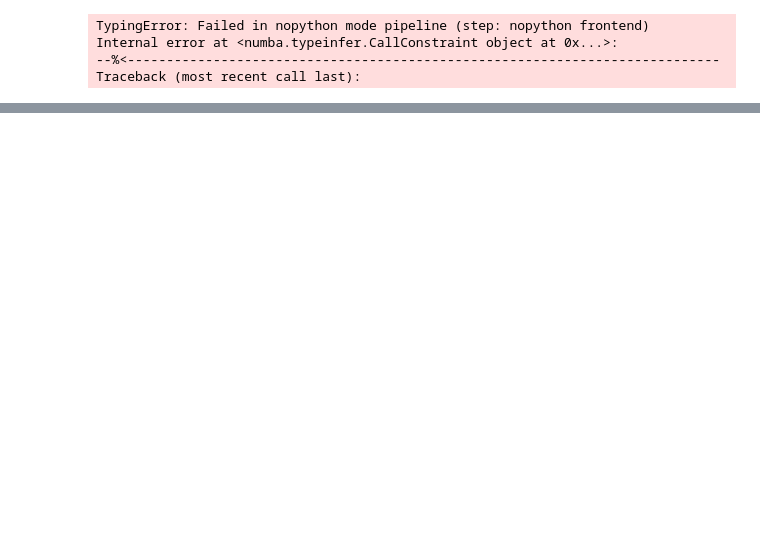
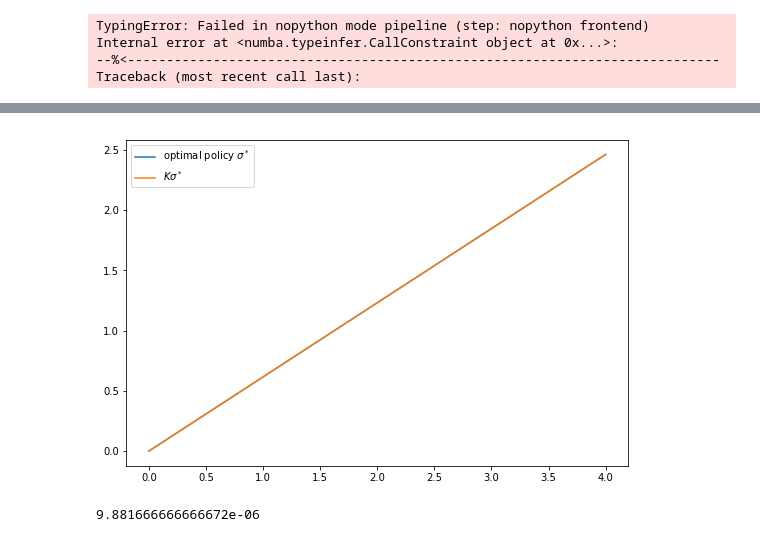
Before and after one commit to PanPip/QuantEcon_Tasks, a Jupyter notebook: Dynamic_programming.ipynb, the cells around one changed output, grey strips where cells are left out. Cells and saved outputs as stored; diff of their text form; code cells hidden in the pictures; blank space fills up the shorter version.

Commit message:
Started lesson on Optimal Growth III: The Endogenous Grid Method

```diff
--- a/Dynamic_programming.ipynb
+++ b/Dynamic_programming.ipynb
@@ -2277,0 +2395,48 @@ plt.show()
+# %%
+α = 0.4  # Production function parameter
+
+@njit
+def f(k):
+    """
+    Cobb-Douglas production function
+    """
+    return k**α
+
+@njit
+def f_prime(k):
+    """
+    First derivative of the production function
+    """
+    return α * k**(α - 1)
+
+@njit
+def u_prime(c):
+    return 1 / c
+
+og = OptimalGrowthModel(f=f,
+                        f_prime=f_prime,
+                        u=np.log,
+                        u_prime=u_prime,
+                        u_prime_inv=u_prime)
+# %%
+β, grid = og.β, og.grid
+
+def c_star(y):
+    "True optimal policy"
+    return (1 - α * β) * y
+
+K = egm_operator_factory(og)  # Return the operator K with endogenous grid
+
+fig, ax = plt.subplots(figsize=(9, 6))
+
+ax.plot(grid, c_star(grid), label="optimal policy $\sigma^*$")
+ax.plot(grid, K(c_star)(grid), label="$K\sigma^*$")
+
+ax.legend()
+plt.show()
+# %% [output]
+[figure, added]
+# %%
+max(abs(K(c_star)(grid) - c_star(grid)))
+# %% [output]
+9.881666666666672e-06
```
Also changed, not shown: parts of 6 cells of this notebook.
